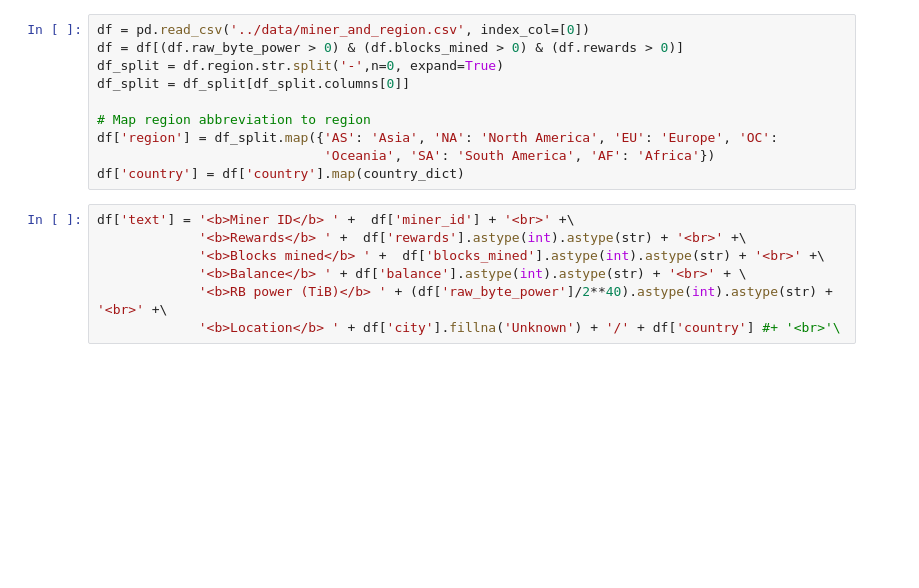
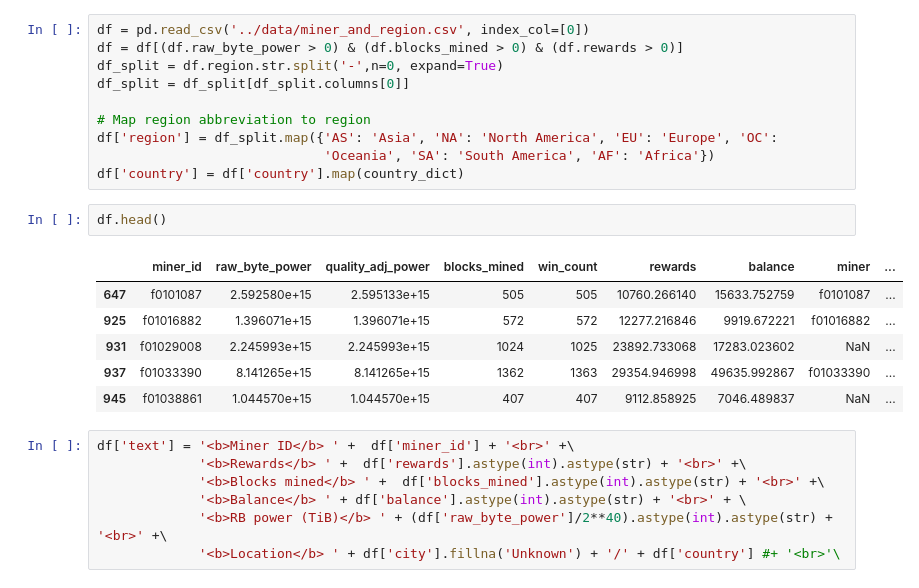
Before and after one commit to beng-starboard/transaction-flow, a Jupyter notebook: notebooks/Miner regions.ipynb, the cells around one changed output. Saved outputs shown, nothing was run; the diff lists cells and outputs as text; blank space fills up the shorter version.

Commit message:
miner regions

```diff
--- a/notebooks/Miner regions.ipynb
+++ b/notebooks/Miner regions.ipynb
@@ -30,6 +30,15 @@ df_split = df_split[df_split.columns[0]]
 df['region'] = df_split.map({'AS': 'Asia', 'NA': 'North America', 'EU': 'Europe', 'OC':
                              'Oceania', 'SA': 'South America', 'AF': 'Africa'})
 df['country'] = df['country'].map(country_dict)
+# %%
+df.head()
+# %% [output]
+|  | miner_id | raw_byte_power | quality_adj_power | blocks_mined | win_count | rewards | balance | miner | ... |
+| 647 | f0101087 | 2.592580e+15 | 2.595133e+15 | 505 | 505 | 10760.266140 | 15633.752759 | f0101087 | ... |
+| 925 | f01016882 | 1.396071e+15 | 1.396071e+15 | 572 | 572 | 12277.216846 | 9919.672221 | f01016882 | ... |
+| 931 | f01029008 | 2.245993e+15 | 2.245993e+15 | 1024 | 1025 | 23892.733068 | 17283.023602 | NaN | ... |
+| 937 | f01033390 | 8.141265e+15 | 8.141265e+15 | 1362 | 1363 | 29354.946998 | 49635.992867 | f01033390 | ... |
+| 945 | f01038861 | 1.044570e+15 | 1.044570e+15 | 407 | 407 | 9112.858925 | 7046.489837 | NaN | ... |
 # %%
 df['text'] = '<b>Miner ID</b> ' +  df['miner_id'] + '<br>' +\
              '<b>Rewards</b> ' +  df['rewards'].astype(int).astype(str) + '<br>' +\
```
